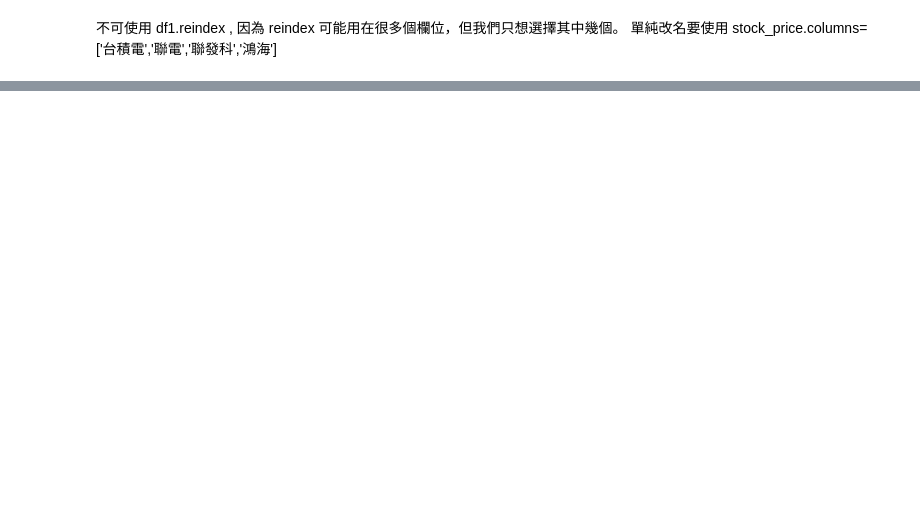
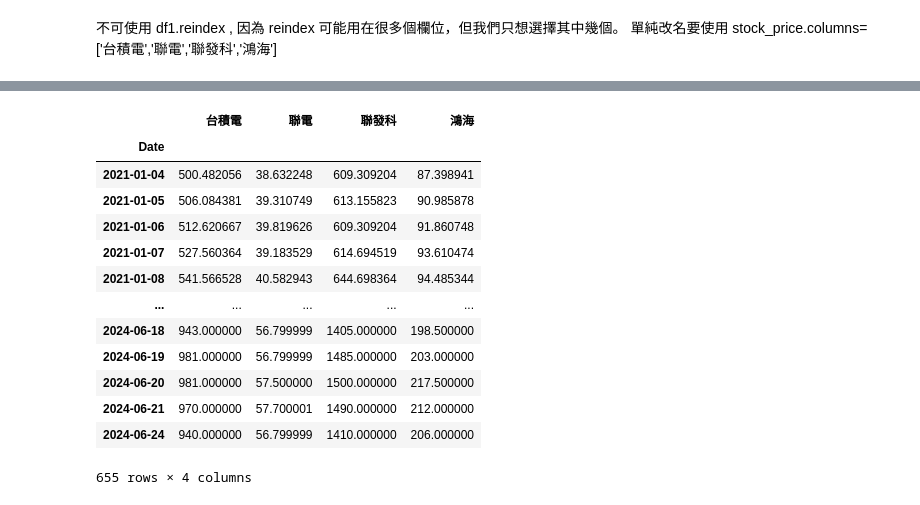
Before and after one commit to Cheney-Hsieh/python_cheney_learning_2024_04, a Jupyter notebook: lesswion19_0.ipynb, the cells around one changed output, grey strips where cells are left out. Cells and saved outputs as stored; diff of their text form; code cells hidden in the pictures; blank space fills up the shorter version.

```diff
--- a/lesswion19_0.ipynb
+++ b/lesswion19_0.ipynb
@@ -35,0 +66,17 @@ stock_price.iloc[-20:]
+# %%
+df1.query('台積電>=500')
+# %% [output]
+|  | 台積電 | 聯電 | 聯發科 | 鴻海 |
+| Date |  |  |  |  |
+| 2021-01-04 | 500.482056 | 38.632248 | 609.309204 | 87.398941 |
+| 2021-01-05 | 506.084381 | 39.310749 | 613.155823 | 90.985878 |
+| 2021-01-06 | 512.620667 | 39.819626 | 609.309204 | 91.860748 |
+| 2021-01-07 | 527.560364 | 39.183529 | 614.694519 | 93.610474 |
+| 2021-01-08 | 541.566528 | 40.582943 | 644.698364 | 94.485344 |
+| ... | ... | ... | ... | ... |
+| 2024-06-18 | 943.000000 | 56.799999 | 1405.000000 | 198.500000 |
+| 2024-06-19 | 981.000000 | 56.799999 | 1485.000000 | 203.000000 |
+| 2024-06-20 | 981.000000 | 57.500000 | 1500.000000 | 217.500000 |
+| 2024-06-21 | 970.000000 | 57.700001 | 1490.000000 | 212.000000 |
+| 2024-06-24 | 940.000000 | 56.799999 | 1410.000000 | 206.000000 |
+655 rows × 4 columns
```
Also changed, not shown: parts of 8 cells of this notebook, 1 other file.
